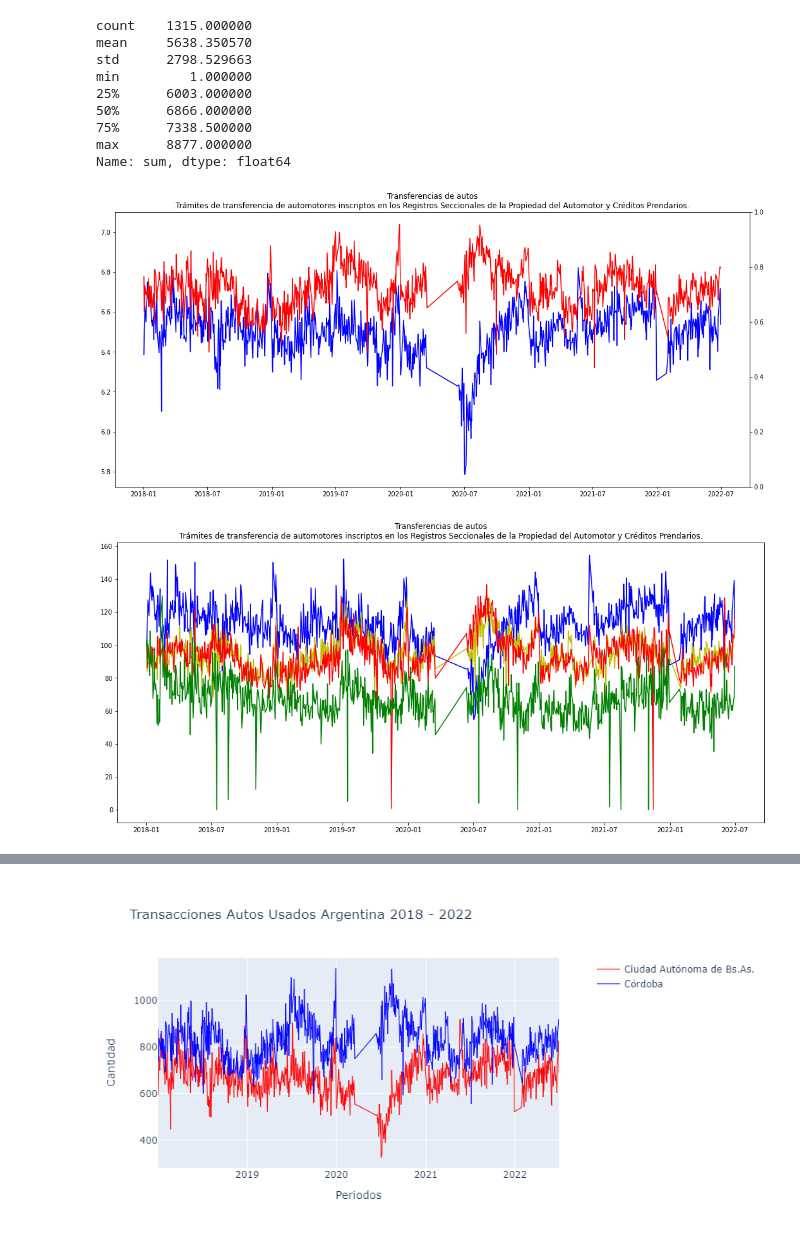
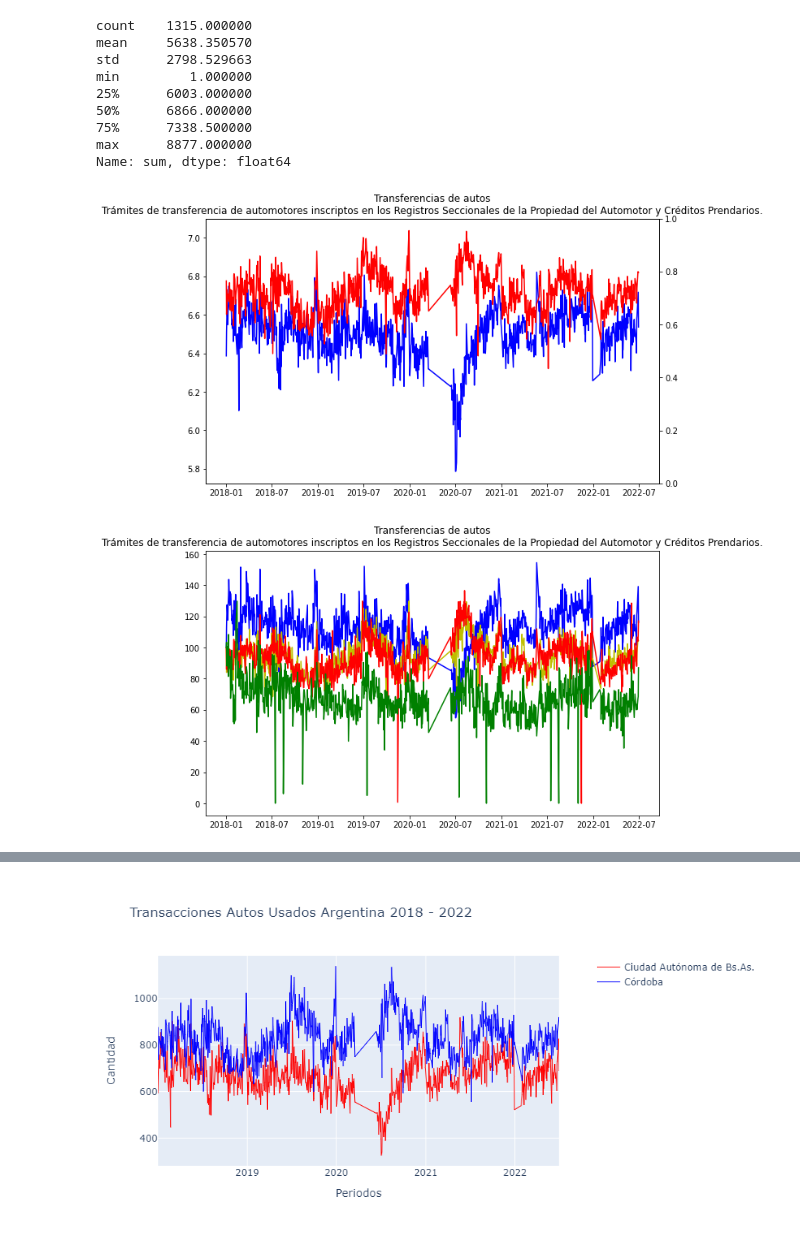
Before and after one commit to MGaloto/datos-abiertos-argentina, a Jupyter notebook: autos.ipynb, the cells around one changed output, grey strips where cells are left out. Saved outputs shown, nothing was run; the diff lists cells and outputs as text; code cells hidden in the pictures.

```diff
--- a/autos.ipynb
+++ b/autos.ipynb
@@ -121,49 +121,35 @@ min         1.000000
 max      8877.000000
 Name: sum, dtype: float64
 # %%
-df = df[df['sum'] > 6000]
+df_copy = df.copy()
+df_g = df[df['sum'] > 6000]
 # %%
 import pandas as pd
 import matplotlib.pyplot as plt
-plt.rcParams["figure.figsize"] = (18,8)
+plt.rcParams["figure.figsize"] = (10,6)
 
 fig, ax1 = plt.subplots()
 ax2 = ax1.twinx()
 
-ax1.plot(df['tramite_fecha'], np.log(df['Ciudad Autónoma de Bs.As.']), label="Ciudad Autónoma de Bs.As.",  c="b");
-ax1.plot(df['tramite_fecha'], np.log(df['Córdoba']), label="Córdoba",  c="r");
+ax1.plot(df_g['tramite_fecha'], np.log(df_g['Ciudad Autónoma de Bs.As.']), label="Ciudad Autónoma de Bs.As.",  c="b");
+ax1.plot(df_g['tramite_fecha'], np.log(df_g['Córdoba']), label="Córdoba",  c="r");
 
 plt.title('Transferencias de autos\nTrámites de transferencia de automotores inscriptos en los Registros Seccionales de la Propiedad del Automotor y Créditos Prendarios.')
 plt.show()
 # %% [output]
-[figure, old version]
+[figure, new version]
 # %%
-caba = df['Ciudad Autónoma de Bs.As.'].iloc[0]
-
-df['caba_norm'] = df['Ciudad Autónoma de Bs.As.'].div(caba).mul(100)
-
-cordoba = df['Córdoba'].iloc[0]
-
-df['cordoba_norm'] = df['Córdoba'].div(cordoba).mul(100)
-
-santafe = df['Santa Fe'].iloc[0]
-
-df['santafe_norm'] = df['Santa Fe'].div(santafe).mul(100)
-
-corrientes = df['Corrientes'].iloc[0]
-
-df['corrientes_norm'] = df['Corrientes'].div(corrientes).mul(100)
 
 fig = plt.figure()
 ax  = plt.axes()
 
-ax.plot(df['tramite_fecha'], df['caba_norm'], label="Ciudad Autónoma de Bs.As.",  c="b");
-ax.plot(df['tramite_fecha'], df['cordoba_norm'], label="cordoba_norm",  c="y");
-ax.plot(df['tramite_fecha'], df['santafe_norm'], label="santafe_norm",  c="r");
-ax.plot(df['tramite_fecha'], df['corrientes_norm'], label="corrientes_norm",  c="g");
+ax.plot(df_g['tramite_fecha'], df_g['Ciudad Autónoma de Bs.As.'].div(df_g['Ciudad Autónoma de Bs.As.'].iloc[0]).mul(100), label="Ciudad Autónoma de Bs.As.",  c="b");
+ax.plot(df_g['tramite_fecha'], df_g['Córdoba'].div(df_g['Córdoba'].iloc[0]).mul(100), label="cordoba_norm",  c="y");
+ax.plot(df_g['tramite_fecha'], df_g['Santa Fe'].div(df_g['Santa Fe'].iloc[0]).mul(100), label="santafe_norm",  c="r");
+ax.plot(df_g['tramite_fecha'], df_g['Corrientes'].div(df_g['Corrientes'].iloc[0]).mul(100), label="corrientes_norm",  c="g");
 plt.title('Transferencias de autos\nTrámites de transferencia de automotores inscriptos en los Registros Seccionales de la Propiedad del Automotor y Créditos Prendarios.')
 plt.show()
 # %% [output]
-[figure, old version]
+[figure, new version]
 # %%
 df['año'] = pd.DatetimeIndex(df['tramite_fecha']).year
```
Also changed, not shown: parts of 14 cells of this notebook.
